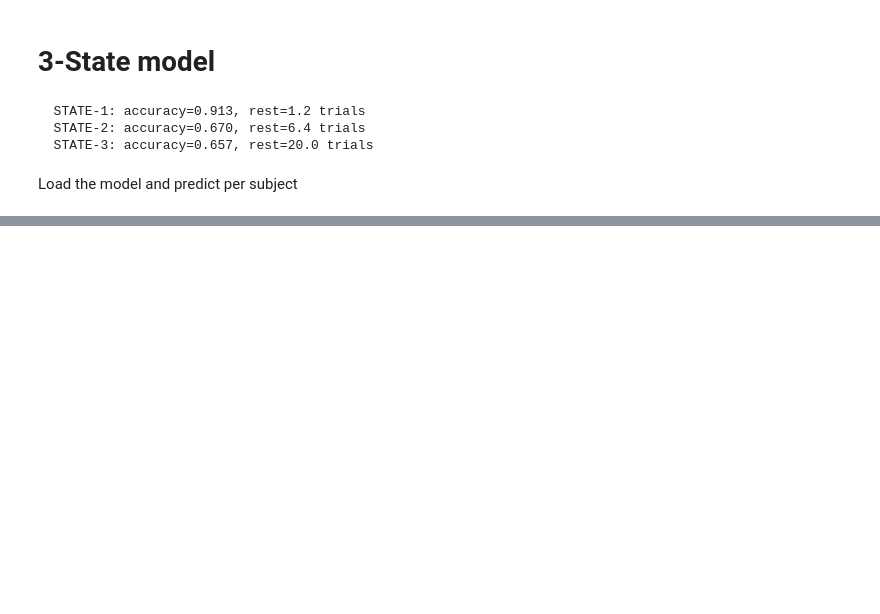
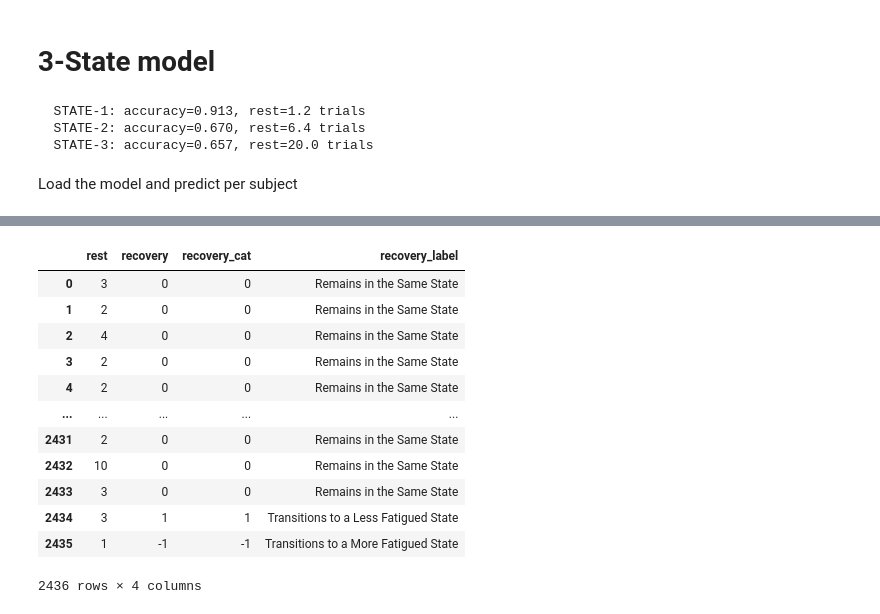
Before and after one commit to nklevak/CognitiveFatigue_TaskSpecificity, a Jupyter notebook: HMM_modeling/hmmlearn_implementation/2_analyze_pooled_model.ipynb, the cells around one changed output, grey strips where cells are left out. Saved outputs shown, nothing was run; the diff lists cells and outputs as text; code cells hidden in the pictures; blank space fills up the shorter version.

```diff
--- a/HMM_modeling/hmmlearn_implementation/2_analyze_pooled_model.ipynb
+++ b/HMM_modeling/hmmlearn_implementation/2_analyze_pooled_model.ipynb
@@ -365,0 +424,32 @@ recovery
+# %%
+cat_labels = ['Transitions to a More Fatigued State', 'Remains in the Same State', 'Transitions to a Less Fatigued State']
+fatigue_order = [0, 1, 2, 4, 3] # 'Focused', 'Slightly Fatigued', 'More Fatigued', 'Extremely Fatigued', 'Given Up'
+
+# collect rest durations and transitions
+rest_recovery = []
+for subject_id in test_subjects:
+    subj = subject_data[subject_id]
+    rest = np.array(subj['post_epoch_post_cue_rest_duration'])
+    state_seq = subject_state_sequences[subject_id]
+    for t in range(len(rest) - 1):
+        from_state = state_seq[t]
+        to_state = state_seq[t + 1]
+        rest_now = rest[t]
+
+        if fatigue_order.index(to_state) < fatigue_order.index(from_state):
+            recovery = 1  # transition to less fatigue (recovery)
+        elif fatigue_order.index(to_state) > fatigue_order.index(from_state):
+            recovery = -1 # transition to more fatigue
+        else:
+            recovery = 0  # same fatigue
+        rest_recovery.append({'rest': rest_now, 'recovery': recovery})
+
+rest_recovery_df = pd.DataFrame(rest_recovery)
+
+# save info to the df
+print(rest_recovery_df['recovery'].value_counts())
+print(rest_recovery_df.groupby('recovery')['rest'].describe())
+
+# plot the recoery states as a block plot
+cat_labels = ['Transitions to a More Fatigued State', 'Remains in the Same State', 'Transitions to a Less Fatigued State']
+rest_recovery_df['recovery_cat'] = pd.Categorical(rest_recovery_df['recovery'], categories=cat_order, ordered=True)
@@ -365,0 +744,16 @@ recovery
+# %%
+rest_recovery_df
+# %% [output]
+|  | rest | recovery | recovery_cat | recovery_label |
+| 0 | 3 | 0 | 0 | Remains in the Same State |
+| 1 | 2 | 0 | 0 | Remains in the Same State |
+| 2 | 4 | 0 | 0 | Remains in the Same State |
+| 3 | 2 | 0 | 0 | Remains in the Same State |
+| 4 | 2 | 0 | 0 | Remains in the Same State |
+| ... | ... | ... | ... | ... |
+| 2431 | 2 | 0 | 0 | Remains in the Same State |
+| 2432 | 10 | 0 | 0 | Remains in the Same State |
+| 2433 | 3 | 0 | 0 | Remains in the Same State |
+| 2434 | 3 | 1 | 1 | Transitions to a Less Fatigued State |
+| 2435 | 1 | -1 | -1 | Transitions to a More Fatigued State |
+2436 rows × 4 columns
```
Also changed, not shown: parts of 14 cells of this notebook, 4 other files.
